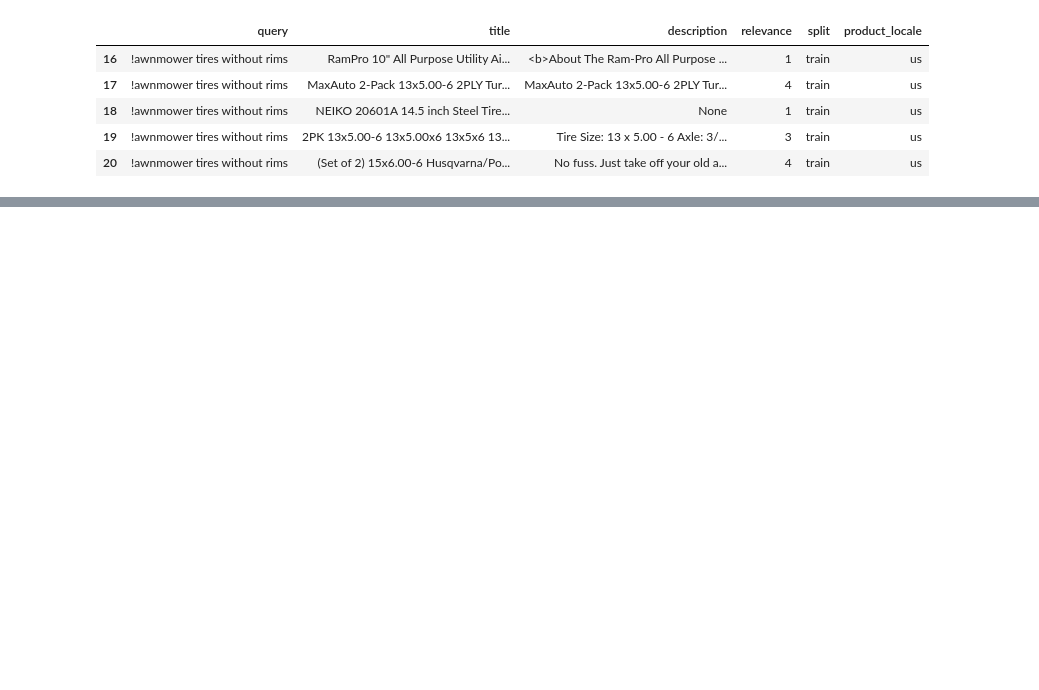
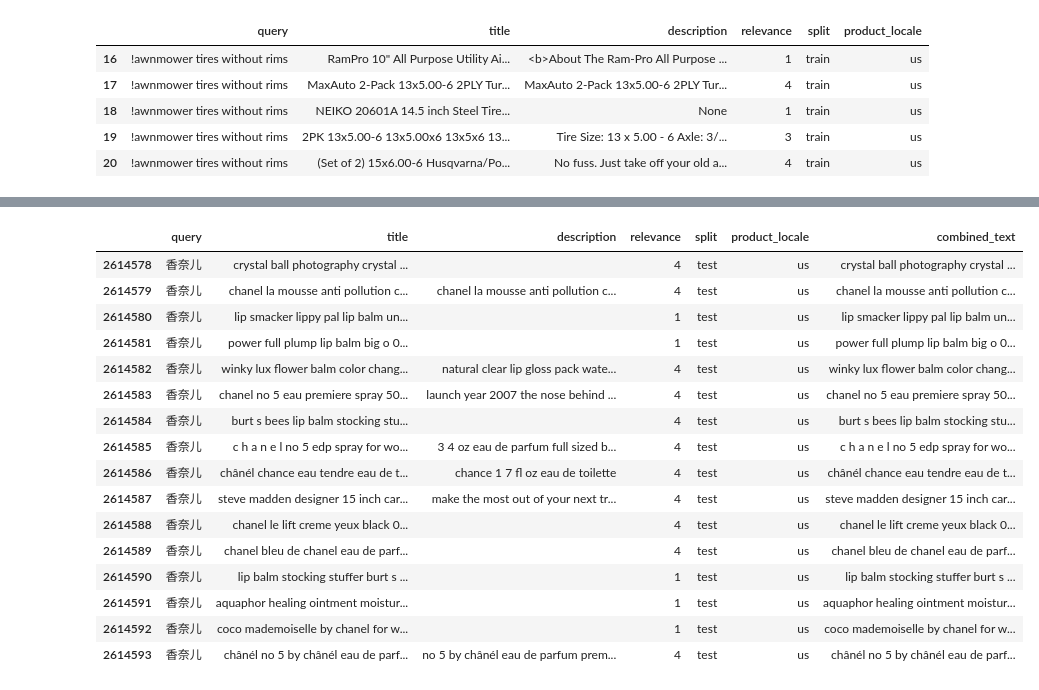
Before and after one commit to wei-wang11/Semantic-Search-Evaluation, a Jupyter notebook: report_notebook.ipynb, the cells around one changed output, grey strips where cells are left out. Cells and saved outputs as stored; diff of their text form; code cells hidden in the pictures; blank space fills up the shorter version.

```diff
--- a/report_notebook.ipynb
+++ b/report_notebook.ipynb
@@ -746,0 +368,21 @@ Evaluating model on None train set...
+# %%
+# Limitation number 4: The dataset is not cleaned properly in terms of language filtering
+loaded_data.df[loaded_data.df['query']=='香奈儿']
+# %% [output]
+|  | query | title | description | relevance | split | product_locale | combined_text |
+| 2614578 | 香奈儿 | crystal ball photography crystal ... |  | 4 | test | us | crystal ball photography crystal ... |
+| 2614579 | 香奈儿 | chanel la mousse anti pollution c... | chanel la mousse anti pollution c... | 4 | test | us | chanel la mousse anti pollution c... |
+| 2614580 | 香奈儿 | lip smacker lippy pal lip balm un... |  | 1 | test | us | lip smacker lippy pal lip balm un... |
+| 2614581 | 香奈儿 | power full plump lip balm big o 0... |  | 1 | test | us | power full plump lip balm big o 0... |
+| 2614582 | 香奈儿 | winky lux flower balm color chang... | natural clear lip gloss pack wate... | 4 | test | us | winky lux flower balm color chang... |
+| 2614583 | 香奈儿 | chanel no 5 eau premiere spray 50... | launch year 2007 the nose behind ... | 4 | test | us | chanel no 5 eau premiere spray 50... |
+| 2614584 | 香奈儿 | burt s bees lip balm stocking stu... |  | 4 | test | us | burt s bees lip balm stocking stu... |
+| 2614585 | 香奈儿 | c h a n e l no 5 edp spray for wo... | 3 4 oz eau de parfum full sized b... | 4 | test | us | c h a n e l no 5 edp spray for wo... |
+| 2614586 | 香奈儿 | chânél chance eau tendre eau de t... | chance 1 7 fl oz eau de toilette | 4 | test | us | chânél chance eau tendre eau de t... |
+| 2614587 | 香奈儿 | steve madden designer 15 inch car... | make the most out of your next tr... | 4 | test | us | steve madden designer 15 inch car... |
+| 2614588 | 香奈儿 | chanel le lift creme yeux black 0... |  | 4 | test | us | chanel le lift creme yeux black 0... |
+| 2614589 | 香奈儿 | chanel bleu de chanel eau de parf... |  | 4 | test | us | chanel bleu de chanel eau de parf... |
+| 2614590 | 香奈儿 | lip balm stocking stuffer burt s ... |  | 1 | test | us | lip balm stocking stuffer burt s ... |
+| 2614591 | 香奈儿 | aquaphor healing ointment moistur... |  | 1 | test | us | aquaphor healing ointment moistur... |
+| 2614592 | 香奈儿 | coco mademoiselle by chanel for w... |  | 1 | test | us | coco mademoiselle by chanel for w... |
+| 2614593 | 香奈儿 | chânél no 5 by chânél eau de parf... | no 5 by chânél eau de parfum prem... | 4 | test | us | chânél no 5 by chânél eau de parf... |
```
Also changed, not shown: parts of 26 cells of this notebook.
